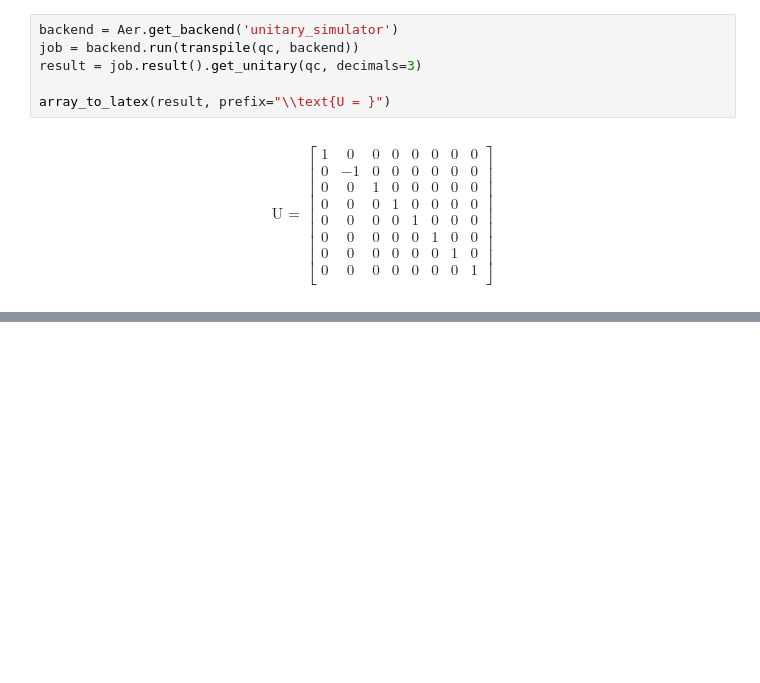
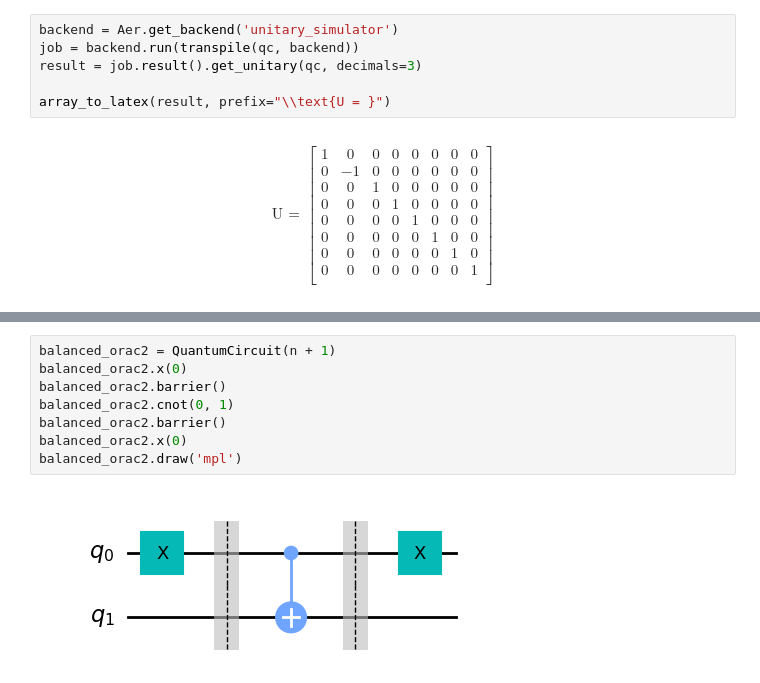
Before and after one commit to nunopcfmarques/IICQ-Project, a Jupyter notebook: IICQ-Notebook.ipynb, the cells around one changed output, grey strips where cells are left out. Saved outputs shown, nothing was run; the diff lists cells and outputs as text; blank space fills up the shorter version.

```diff
--- a/IICQ-Notebook.ipynb
+++ b/IICQ-Notebook.ipynb
@@ -367,0 +406,10 @@ Actual prob: 0.7669725769811029, Measured prob: 0.7744140625
+# %%
+balanced_orac2 = QuantumCircuit(n + 1)
+balanced_orac2.x(0)
+balanced_orac2.barrier()
+balanced_orac2.cnot(0, 1)
+balanced_orac2.barrier()
+balanced_orac2.x(0)
+balanced_orac2.draw('mpl')
+# %% [output]
+[figure, added]
```
Also changed, not shown: parts of 25 cells of this notebook.
